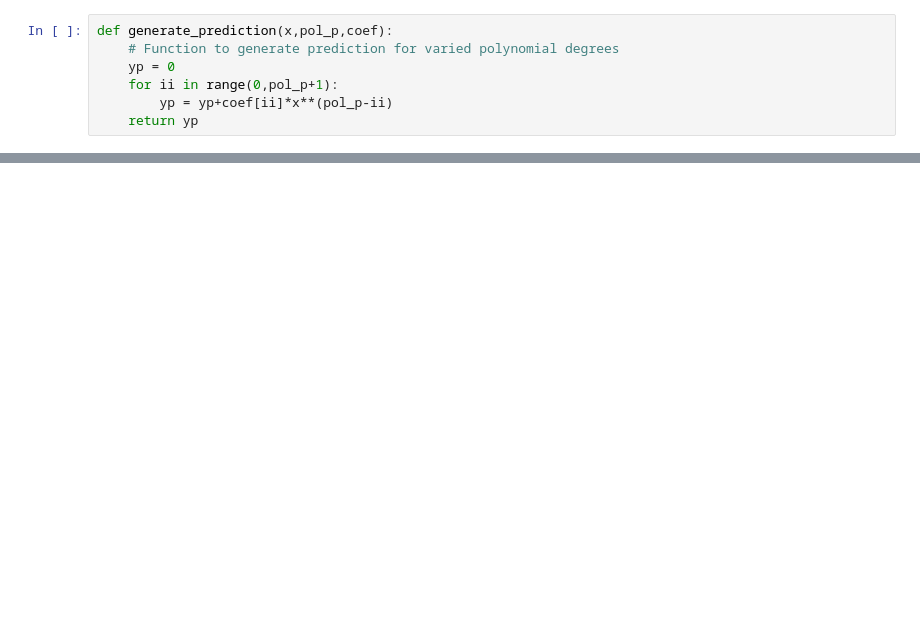
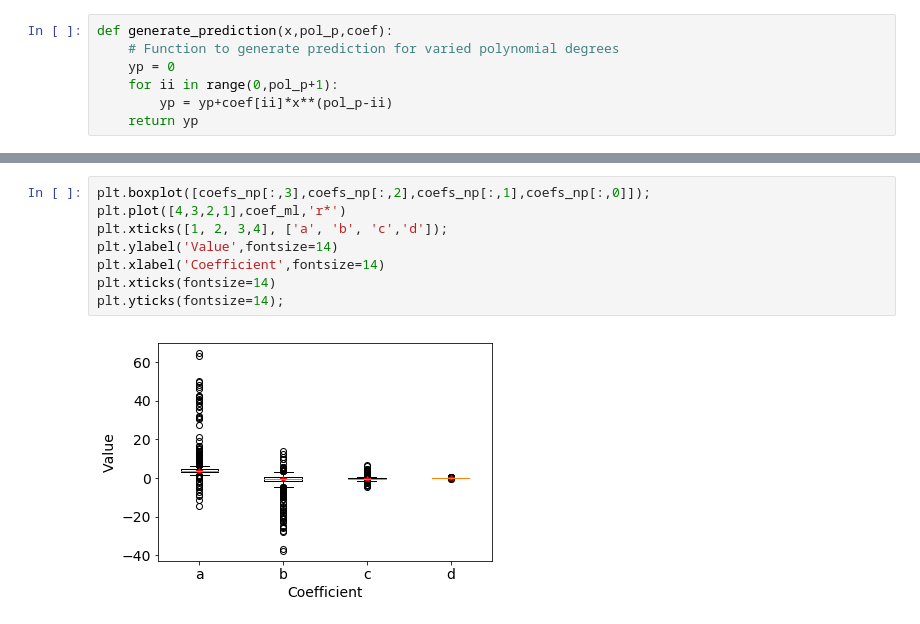
Before and after one commit to mikhailiuk/medium, a Jupyter notebook: Bootstrap.ipynb, the cells around one changed output, grey strips where cells are left out. Cells and saved outputs as stored; diff of their text form; blank space fills up the shorter version.

```diff
--- a/Bootstrap.ipynb
+++ b/Bootstrap.ipynb
@@ -135,3 +129,13 @@ for ii in range(pol_p,-1,-1):
+# %%
+plt.boxplot([coefs_np[:,3],coefs_np[:,2],coefs_np[:,1],coefs_np[:,0]]);
+plt.plot([4,3,2,1],coef_ml,'r*')
+plt.xticks([1, 2, 3,4], ['a', 'b', 'c','d']);
+plt.ylabel('Value',fontsize=14)
+plt.xlabel('Coefficient',fontsize=14)
+plt.xticks(fontsize=14)
+plt.yticks(fontsize=14);
+# %% [output]
+[figure, added]
 # %%
 data_scatter, = plt.plot(x,y,'r+', label = 'Data')
 # Parametric BLUE
```
Also changed, not shown: parts of 11 cells of this notebook, 13 other files.
